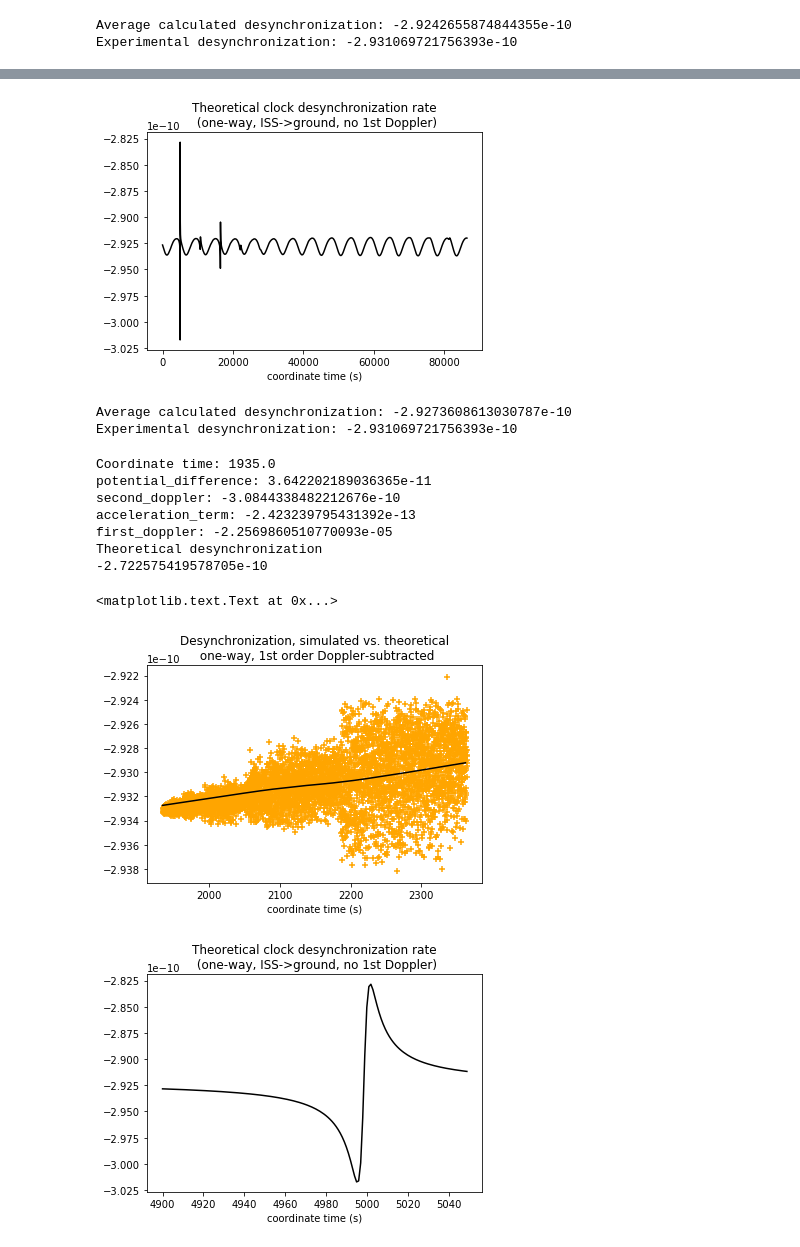
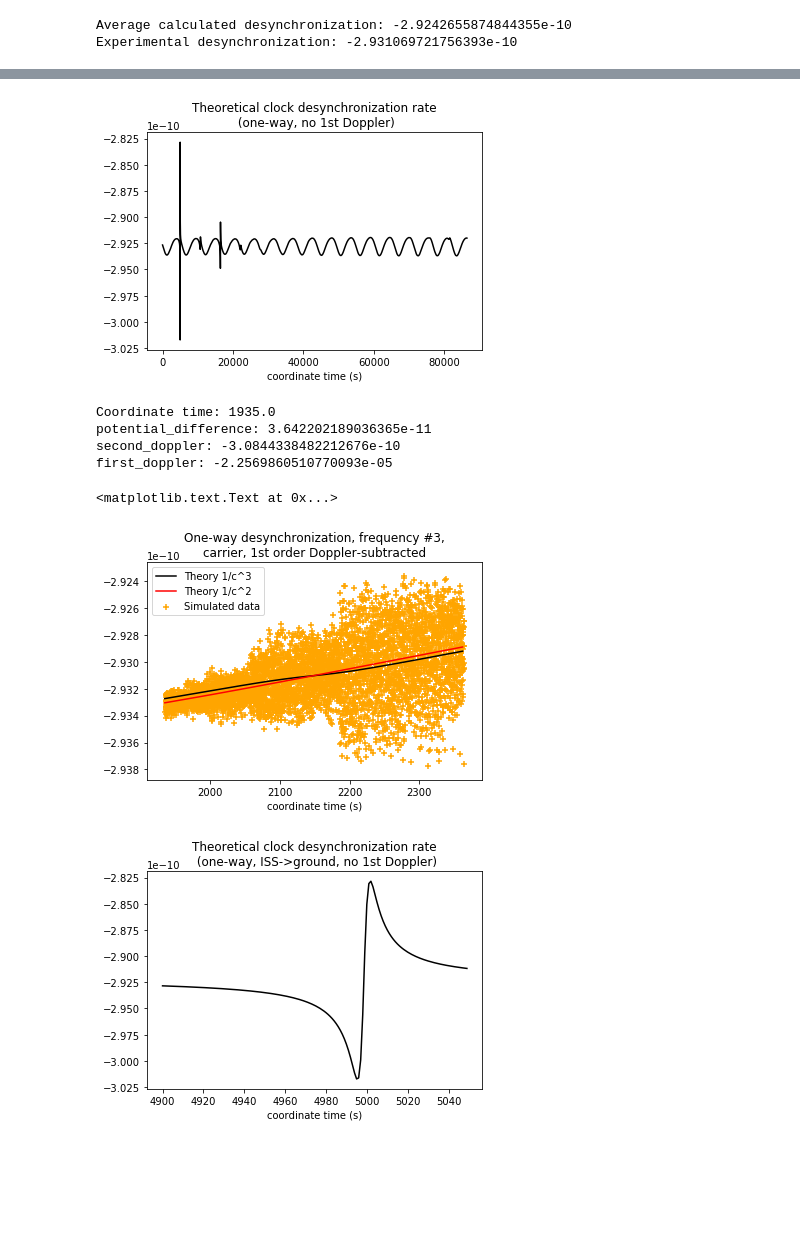
Before and after one commit to kalaydzhyan/dark-matter-codes, a Jupyter notebook: relativistic_test.ipynb, the cells around one changed output, grey strips where cells are left out. Cells and saved outputs as stored; diff of their text form; code cells hidden in the pictures; blank space fills up the shorter version.

Commit message:
Added relativistic tests

```diff
--- a/relativistic_test.ipynb
+++ b/relativistic_test.ipynb
@@ -105,6 +107,7 @@ plt.tight_layout(h_pad=2.0)
 # %%
 data['test'] = data['geometric.ToF'] + data['tropo.delay'] + data['iono.1/f^2'] + data['iono.1/f^3'] \
-               + data['PToF'] - 1e-3
+               + data['PToF'] + 1e-3*(-1 if frequency_n=="1" else 1)
+""" This additional +/- 1ms doesn't really matter, because we'll take a derivative"""
 
 fig, ax = plt.subplots()
 plt.plot(data['coord.time'], data['test'], c = 'k')
@@ -250,7 +253,7 @@ Experimental desynchronization: -2.931069721756393e-10
 # %%
 """ One-way relativistic effect without 1st order Doppler, precision 1/c^3 """
 
-def relativistic_effect(i):
+def relativistic_effect(i, lower_precision = False):
     assert gs_orbit.shape == iss_orbit.shape
 
     r_A = position(iss_orbit, i)
@@ -267,72 +270,78 @@ def relativistic_effect(i):
     abs_v_A = np.linalg.norm(v_A)
     abs_v_B = np.linalg.norm(v_B)
 
-
 #    potential_difference = GM*(1/abs_r_B - 1/abs_r_A)/(phco.c**2)
 #    second_doppler = +.5*(abs_v_B**2 - abs_v_A**2)/(phco.c**2)
 #    first_doppler_iss = np.dot(N_AB, v_A)/phco.c
 #    first_doppler_gs = np.dot(N_AB, v_B)/phco.c
 
     common_factor = (4*GM/(phco.c**3))/((abs_r_A + abs_r_B)**2 - (abs_R_AB)**2)
-    q_A = 1 - common_factor*((abs_r_A + abs_r_B)*np.dot(N_AB, v_A) + abs_R_AB*np.dot(r_A, v_A)/abs_r_A)
-    q_B = 1 - common_factor*((abs_r_A + abs_r_B)*np.dot(N_AB, v_B) - abs_R_AB*np.dot(r_B, v_B)/abs_r_B)
 
-    return 1 - (q_A/q_B)*(1 - (GM/abs_r_B + 0.5*abs_v_B**2)/(phco.c**2))/(1 - (GM/abs_r_A + 0.5*abs_v_A**2)/(phco.c**2))
+    """ Here one can lower precision to 1/c^2, if needed """
+    if lower_precision:
+        q_A = q_B = 1
+    else:
+        q_A = 1 - common_factor*((abs_r_A + abs_r_B)*np.dot(N_AB, v_A) + abs_R_AB*np.dot(r_A, v_A)/abs_r_A)
+        q_B = 1 - common_factor*((abs_r_A + abs_r_B)*np.dot(N_AB, v_B) - abs_R_AB*np.dot(r_B, v_B)/abs_r_B)
 
-relativistic_array = [relativistic_effect(i) for i in range(gs_orbit.shape[0])]
+    result = 1 - (q_A/q_B)*(1 - (GM/abs_r_B + 0.5*abs_v_B**2)/(phco.c**2))/(1 - (GM/abs_r_A + 0.5*abs_v_A**2)/(phco.c**2))
+
+    return result*(-1 if frequency_n=="1" else 1)
+
+
+relativistic_array_c_cube = [relativistic_effect(i) for i in range(gs_orbit.shape[0])]
+relativistic_array_c_square = [relativistic_effect(i, lower_precision=True) for i in range(gs_orbit.shape[0])]
+
 
 fig, ax = plt.subplots()
-plt.plot(gs_orbit['coord.time'], relativistic_array, c = 'k')
+plt.plot(gs_orbit['coord.time'], relativistic_array_c_cube, c = 'k')
 plt.xlabel('coordinate time (s)')
-plt.title('Theoretical clock desynchronization rate\n (one-way, ISS->ground, no 1st Doppler)')
+plt.title('Theoretical clock desynchronization rate\n (one-way, no 1st Doppler)')
 plt.show()
 
 # periodicity should be about 5520 s due to the 92 min ISS revolution period
 
-print 'Average calculated desynchronization: ' + str(np.mean(relativistic_array))
-print 'Experimental desynchronization: ' + str((data['test'][-1]-data['test'][0])/(data['prop.time'][-1]-data['prop.time'][0]))
+#print 'Average calculated desynchronization: ' + str(np.mean(relativistic_array))
+#print 'Experimental desynchronization: ' + str((data['test'][-1]-data['test'][0])/(data['prop.time'][-1]-data['prop.time'][0]))
 # %% [output]
-[figure, old version]
+[figure, new version]
-Average calculated desynchronization: -2.9273608613030787e-10
-Experimental desynchronization: -2.931069721756393e-10
 # %%
 """ TEST """
 
 """ Assuming 1 sec time steps """
 
 t_first = int(data['coord.time'][0])
 t_last = int(data['coord.time'][-1])
 
 i = t_first
 potential_difference = GM*(1/np.linalg.norm(position(gs_orbit, i)) - 1/np.linalg.norm(position(iss_orbit, i)))/(phco.c**2)
 second_doppler = -.5*(np.linalg.norm(velocity(gs_orbit, i)-velocity(iss_orbit, i))/phco.c)**2
-acceleration_term = - np.dot(position(gs_orbit, i)-position(iss_orbit, i), gs_acceleration[i])/(phco.c**2)
+#acceleration_term = - np.dot(position(gs_orbit, i)-position(iss_orbit, i), gs_acceleration[i])/(phco.c**2)
 first_doppler = np.dot(unit_vector(position(gs_orbit, i)-position(iss_orbit, i)), velocity(gs_orbit, i)-velocity(iss_orbit, i))/phco.c
 
 print 'Coordinate time: ' + str(gs_orbit['coord.time'].iloc[i])
 print 'potential_difference: '+ str(potential_difference)
 print 'second_doppler: '+ str(second_doppler)
-print 'acceleration_term: '+ str(acceleration_term)
+#print 'acceleration_term: '+ str(acceleration_term)
 print 'first_doppler: '+ str(first_doppler)
 
-print 'Theoretical desynchronization \n'+ str((potential_difference + second_doppler + acceleration_term)*(1 + first_doppler))
+#print 'Theoretical desynchronization \n'+ str((potential_difference + second_doppler + acceleration_term)*(1 + first_doppler))
 
 #plt.plot(np.array(gs_orbit['coord.time'][t_first:t_last]), relativistic_array[t_first:t_last], c = 'k')
 #plt.title('Theoretical desynchronization')
 
+plt.plot(np.array(gs_orbit['coord.time'][t_first:t_last]), relativistic_array_c_cube[t_first:t_last], c = 'k')
+plt.plot(np.array(gs_orbit['coord.time'][t_first:t_last]), relativistic_array_c_square[t_first:t_last], c = 'r')
 plt.scatter(data['coord.time'], data_derivatives, c = 'orange', marker = '+')
-plt.plot(np.array(gs_orbit['coord.time'][t_first:t_last]), relativistic_array[t_first:t_last], c = 'k')
 plt.ylim(np.min(data_derivatives) - 1e-13, np.max(data_derivatives) + 1e-13)
-plt.title('Desynchronization, simulated vs. theoretical\n one-way, 1st order Doppler-subtracted')
+plt.legend(["Theory 1/c^3", "Theory 1/c^2", "Simulated data"])
+plt.title('One-way desynchronization, frequency #' + frequency_n + ',\n' + ("carrier" if carrier_code=="ca" else "code") + ', 1st order Doppler-subtracted')
 plt.xlabel('coordinate time (s)')
 # %% [output]
 Coordinate time: 1935.0
 potential_difference: 3.642202189036365e-11
 second_doppler: -3.0844338482212676e-10
-acceleration_term: -2.423239795431392e-13
 first_doppler: -2.2569860510770093e-05
-Theoretical desynchronization
--2.722575419578705e-10
 <matplotlib.text.Text at 0x...>
-[figure, old version]
+[figure, new version]
 # %%
```
Also changed, not shown: parts of 8 cells of this notebook, 4 other files.
